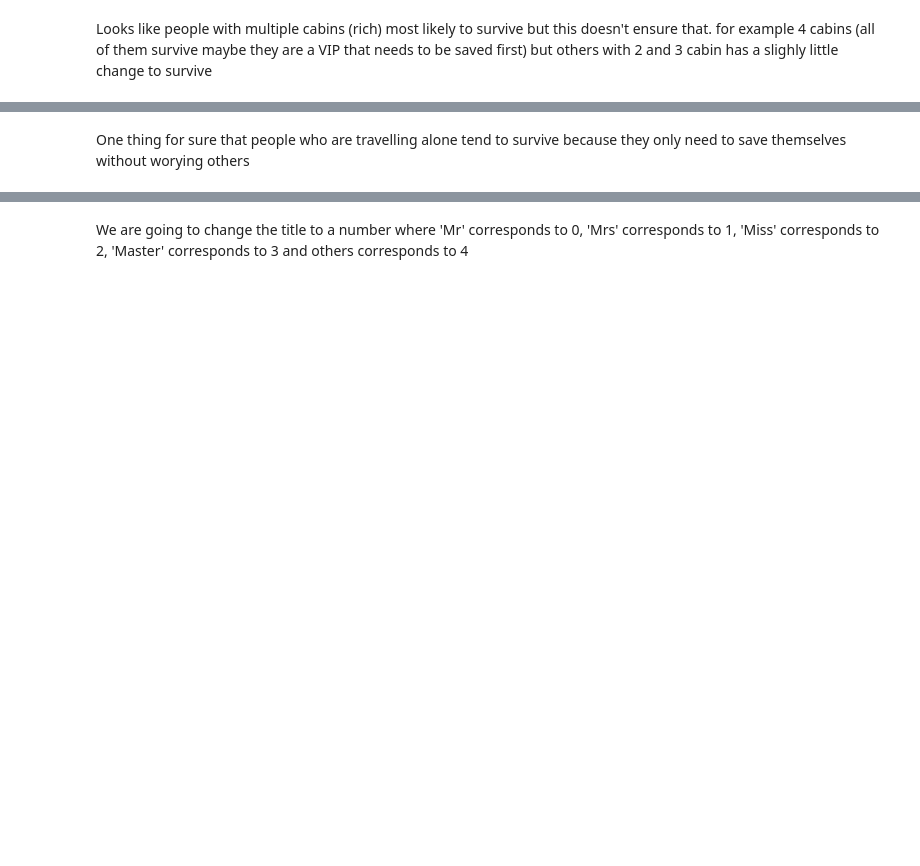
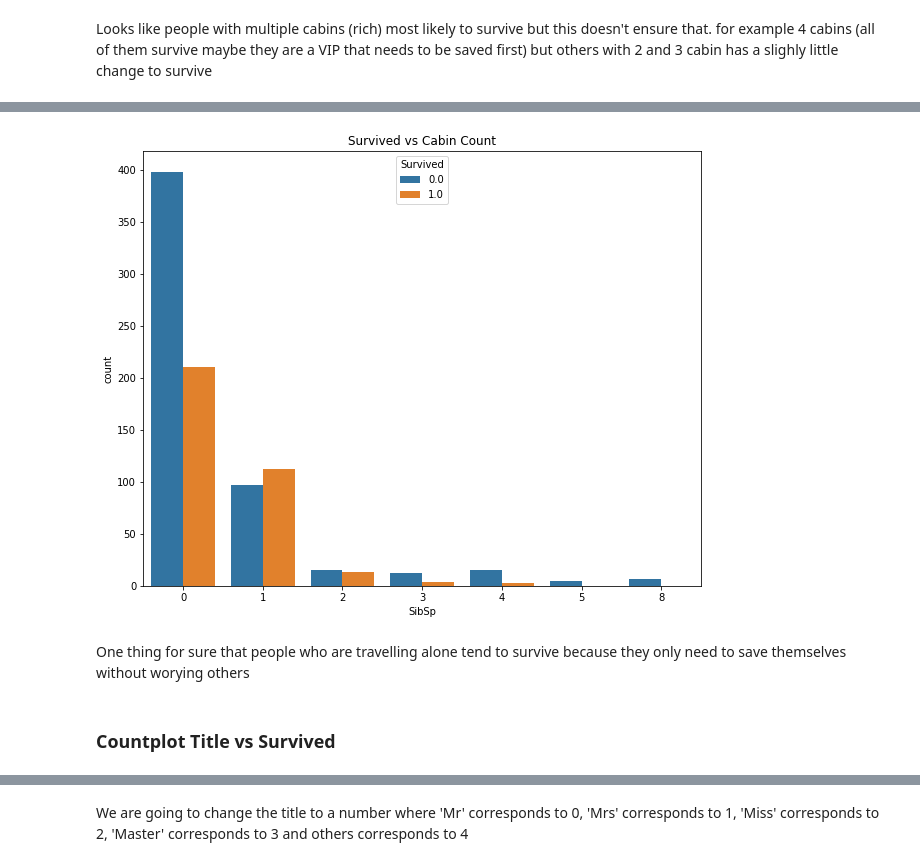
Before and after one commit to marcellinus-witarsah/dataScienceMiniProjects, a Jupyter notebook: TitanicSurvivalModel/Titanic Third.ipynb, the cells around one changed output, grey strips where cells are left out. Cells and saved outputs as stored; diff of their text form; code cells hidden in the pictures; blank space fills up the shorter version.

```diff
--- a/TitanicSurvivalModel/Titanic Third.ipynb
+++ b/TitanicSurvivalModel/Titanic Third.ipynb
@@ -933,8 +949,12 @@ plt.show()
 # %%
 plt.figure(figsize=[10,8])
 plt.title('Survived vs Cabin Count')
-sns.countplot(x='SibSp', data=titanic_train, hue='Survived')
+sns.countplot(x='SibSp', data=titanic_all, hue='Survived')
 plt.show()
+# %% [output]
+[figure, added]
 # %% [markdown]
 One thing for sure that people who are travelling alone tend to survive because they only need to save themselves without worying others
+# %% [markdown]
+### Countplot Title vs Survived
 # %%
```
Also changed, not shown: parts of 34 cells of this notebook.
